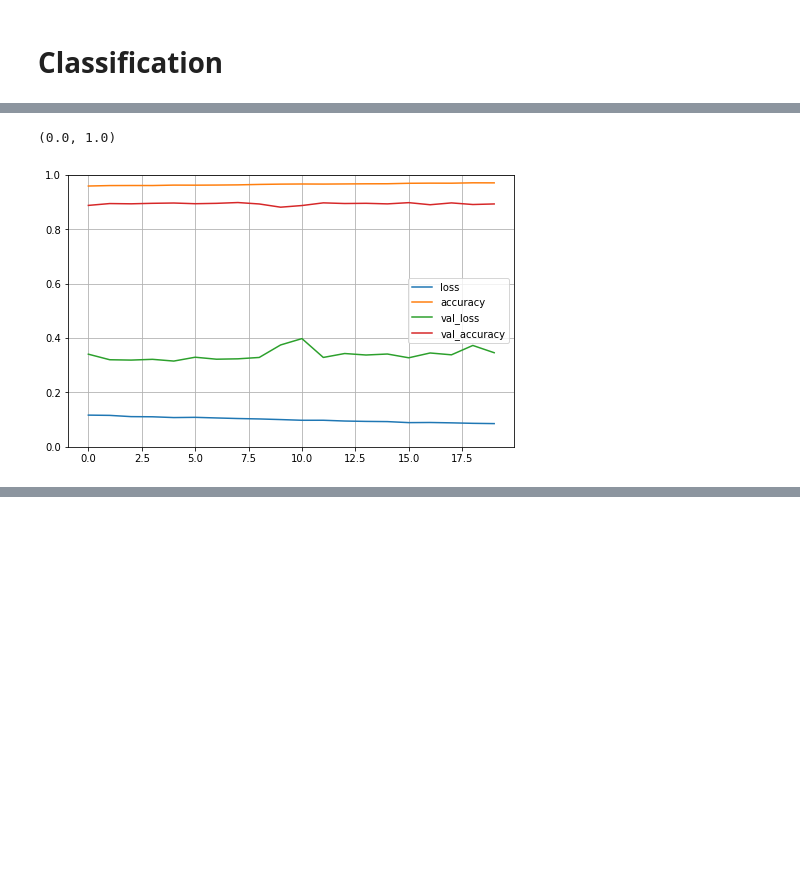
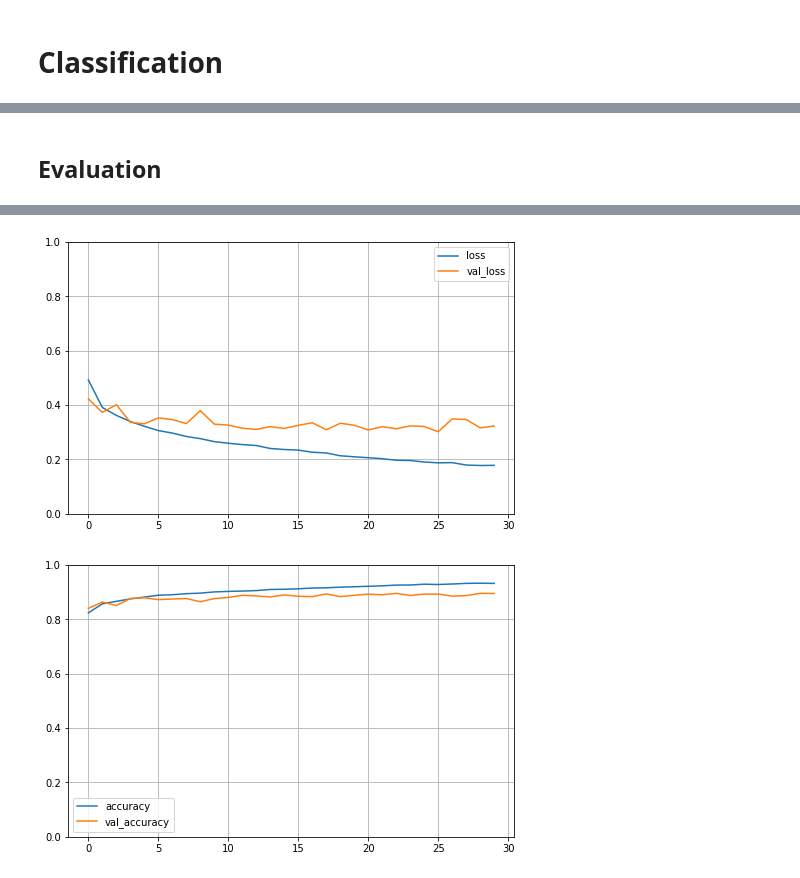
Before and after one commit to roma-glushko/zelando-fashion-mnist, a Jupyter notebook: index.ipynb, the cells around one changed output, grey strips where cells are left out. Cells and saved outputs as stored; diff of their text form; code cells hidden in the pictures; blank space fills up the shorter version.

```diff
--- a/index.ipynb
+++ b/index.ipynb
@@ -95,7 +121,9 @@ def get_log_dir():
 input_layer = Input((784))
 
 x = Dense(300, activation='relu')(input_layer)
+x = BatchNormalization()(x)
 x = Dense(100, activation='relu')(x)
+x = BatchNormalization()(x)
 
 output_layer = Dense(label_num, activation = 'softmax')(x)
 
@@ -121,8 +153,10 @@ Non-trainable params: 0
 _________________________________________________________________
 # %%
+optimizer = Adam(lr=0.0005)
+
 model.compile(
     loss='sparse_categorical_crossentropy',
-    optimizer='sgd',
+    optimizer=optimizer,
     metrics=['accuracy'],
 )
 # %%
@@ -160,8 +192,2 @@ training_history_df = pd.DataFrame(training_history.history)
-# %%
-training_history_df.plot(figsize=(8, 5))
-
-plt.grid(True)
-plt.gca().set_ylim(0, 1)
-# %% [output]
-(0.0, 1.0)
-[figure, removed]
+# %% [markdown]
+## Evaluation
@@ -167,0 +212,16 @@ plt.gca().set_ylim(0, 1)
+# %%
+training_history_df = pd.DataFrame(training_history.history)
+
+training_history_df[['loss', 'val_loss']].plot(figsize=(8, 5))
+plt.grid(True)
+plt.gca().set_ylim(0, 1)
+
+training_history_df[['accuracy', 'val_accuracy']].plot(figsize=(8, 5))
+plt.grid(True)
+plt.gca().set_ylim(0, 1)
+
+print(("Best Val Loss: {:0.4f}" +\
+      "\nBest Val Accuracy: {:0.4f}")\
+      .format(training_history_df['val_loss'].min(),
+              training_history_df['val_accuracy'].max()))
+# %% [output]
@@ -168,3 +230,5 @@ plt.gca().set_ylim(0, 1)
+[figure, added]
+[figure, added]
 # %%
 model.evaluate(X_test, y_test)
 # %% [output]
```
Also changed, not shown: parts of 16 cells of this notebook, 1 other file.
